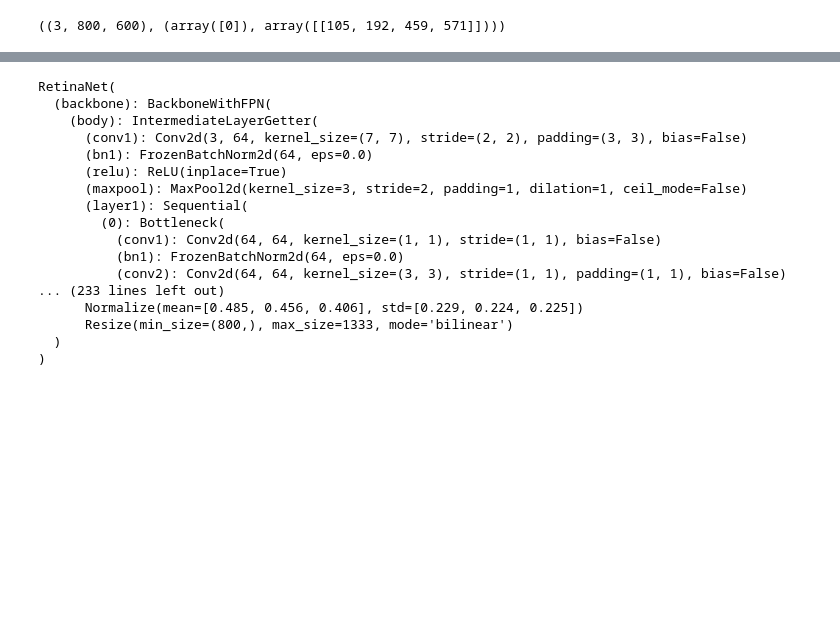
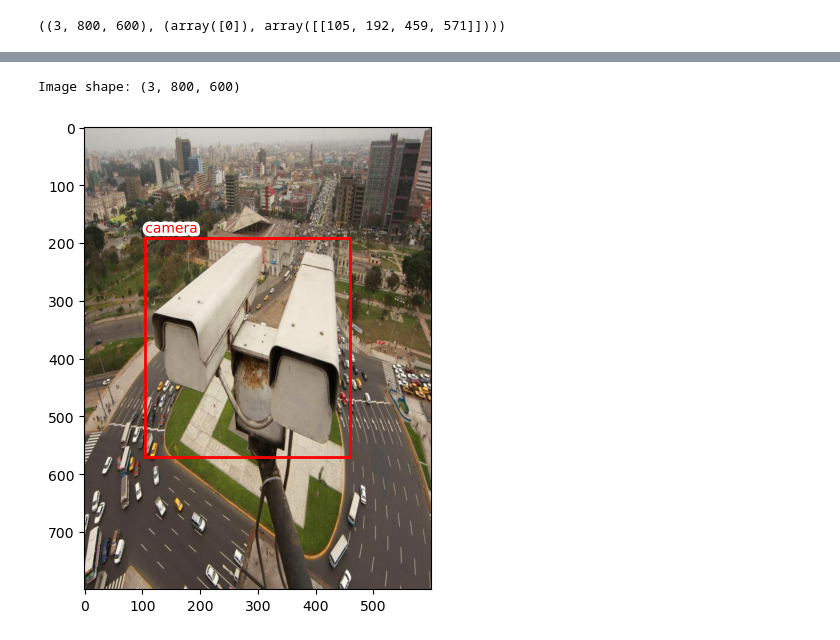
Before and after one commit to marcanii/SIS421---2-23, a Jupyter notebook: Practices/Practice2/01_object_detection.ipynb, the cells around one changed output, grey strips where cells are left out. Saved outputs shown, nothing was run; the diff lists cells and outputs as text; code cells hidden in the pictures; blank space fills up the shorter version.

```diff
--- a/Practices/Practice2/01_object_detection.ipynb
+++ b/Practices/Practice2/01_object_detection.ipynb
@@ -147,20 +137,0 @@ Downloading: "https://download.pytorch.org/models/retinanet_resnet50_fpn_coco-ee
-# %%
-model
-# %% [output]
-RetinaNet(
-  (backbone): BackboneWithFPN(
-    (body): IntermediateLayerGetter(
-      (conv1): Conv2d(3, 64, kernel_size=(7, 7), stride=(2, 2), padding=(3, 3), bias=False)
-      (bn1): FrozenBatchNorm2d(64, eps=0.0)
-      (relu): ReLU(inplace=True)
-      (maxpool): MaxPool2d(kernel_size=3, stride=2, padding=1, dilation=1, ceil_mode=False)
-      (layer1): Sequential(
-        (0): Bottleneck(
-          (conv1): Conv2d(64, 64, kernel_size=(1, 1), stride=(1, 1), bias=False)
-          (bn1): FrozenBatchNorm2d(64, eps=0.0)
-          (conv2): Conv2d(64, 64, kernel_size=(3, 3), stride=(1, 1), padding=(1, 1), bias=False)
-... (233 lines left out)
-      Normalize(mean=[0.485, 0.456, 0.406], std=[0.229, 0.224, 0.225])
-      Resize(min_size=(800,), max_size=1333, mode='bilinear')
-  )
-)
@@ -166,0 +151,8 @@ RetinaNet(
+# %%
+img_np, anns = get_sample(0)
+print("Image shape:", img_np.shape)
+plot_anns(img_np, anns)
+plt.show()
+# %% [output]
+Image shape: (3, 800, 600)
+[figure, added]
```
Also changed, not shown: parts of 9 cells of this notebook.
